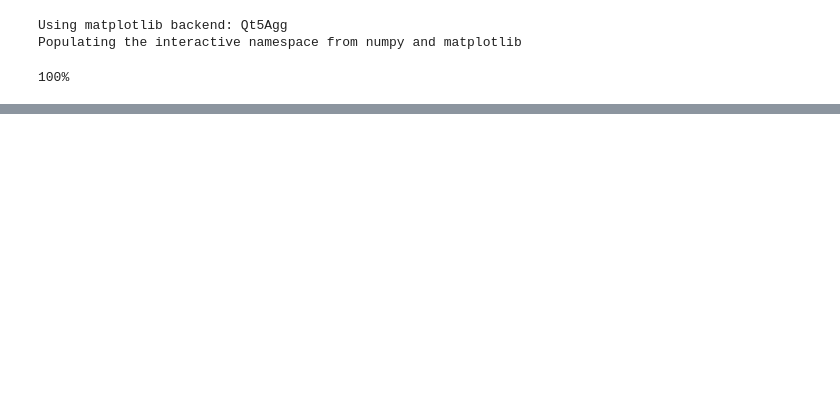
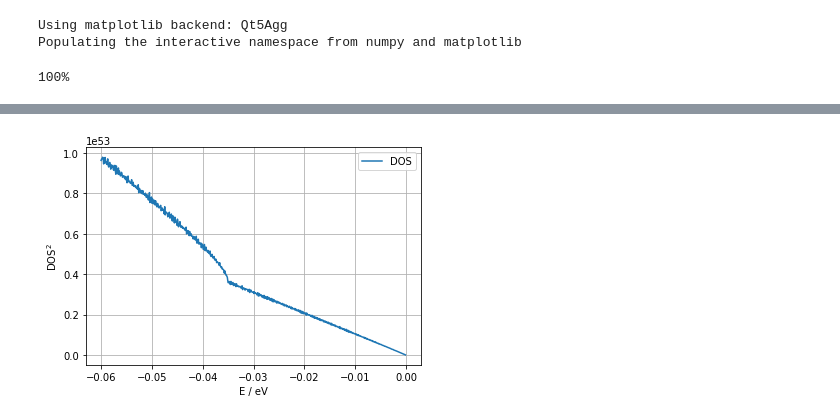
Before and after one commit to feanor12/student_project_assp, a Jupyter notebook: DOS Si.ipynb, the cells around one changed output, grey strips where cells are left out. Drawn from its saved outputs; the diff is of its cells as text; code cells hidden in the pictures; blank space fills up the shorter version.

```diff
--- a/DOS Si.ipynb
+++ b/DOS Si.ipynb
@@ -168,3 +168,13 @@ legend();
+# %%
+## plot DOS squared
+figure()
+plot(bins[:-1],freq**2,label="DOS")
+grid()
+ylabel("DOS$^2$")
+xlabel("E / eV")
+legend();
+# %% [output]
+[figure, added]
 # %%
 ## create a DataFrame and export it as csv file
 import pandas as pd
```
Also changed, not shown: parts of 4 cells of this notebook, 1 other file.
